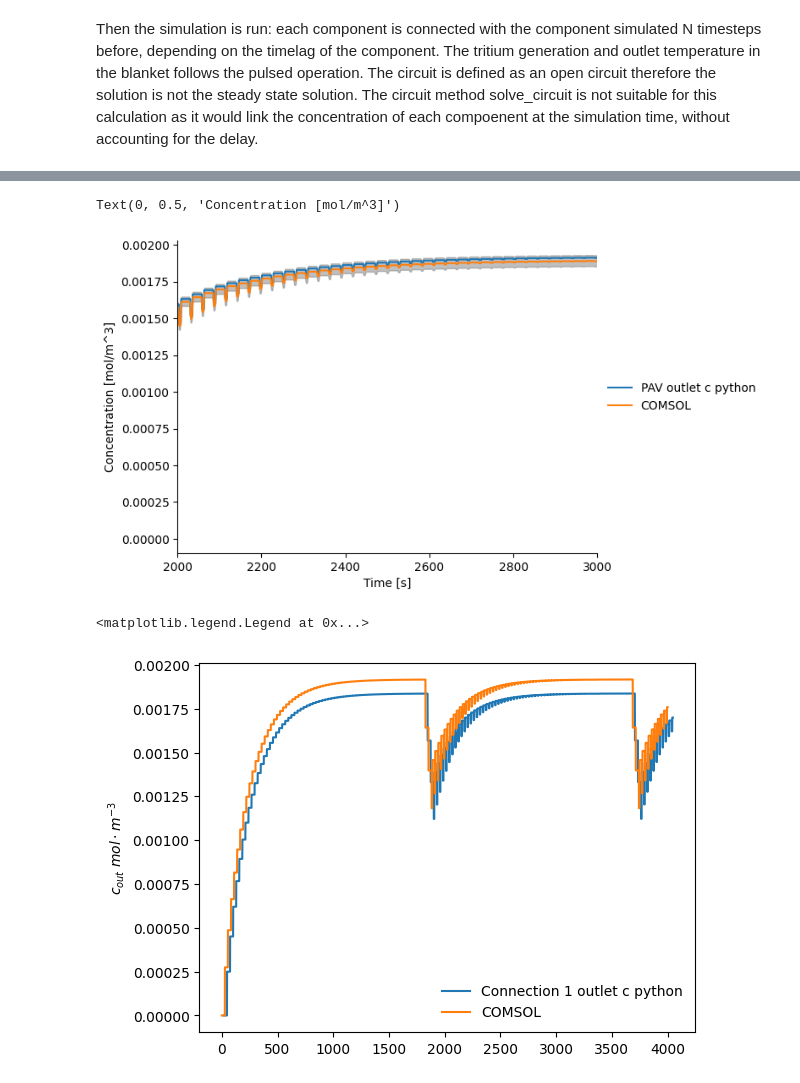
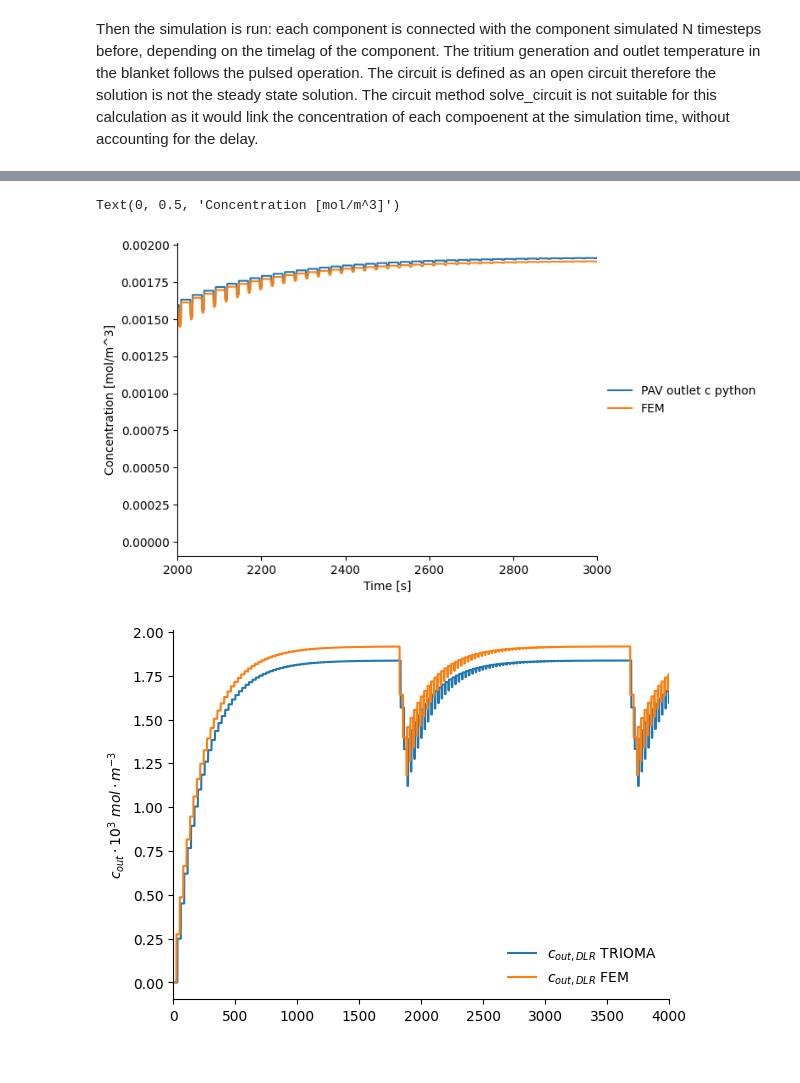
Before and after one commit to gabriele-ferrero/TRIOMA_Verification, a Jupyter notebook: Transient_Studies/PseudoTransient_T.ipynb, the cells around one changed output, grey strips where cells are left out. Saved outputs shown, nothing was run; the diff lists cells and outputs as text; code cells hidden in the pictures.

```diff
--- a/Transient_Studies/PseudoTransient_T.ipynb
+++ b/Transient_Studies/PseudoTransient_T.ipynb
@@ -20,7 +20,7 @@ flibe_PAV.set_properties_from_fluid_material(materials.Flibe(T))
 # %% [markdown]
 With ease we can define a membrane, the solid material of the pipe. Geometric properties (not material-dependent) only include the thickness of the pipe.
 # %%
-Steel_PAV = Membrane( thick=0.25E-3,k_r=1E9,k_d=1E9)
+Steel_PAV = Membrane( thick=2.5E-3,k_r=1E9,k_d=1E9)
 Steel_PAV.set_properties_from_solid_material(materials.Steel(T))
 Steel = Membrane( thick=2.5E-3,k_r=1E9,k_d=1E9)
 Steel.set_properties_from_solid_material(materials.Steel(T))
@@ -76,7 +76,7 @@ eff_an: 0.10416165961700474
 [figure]
 # %%
 PAV.membrane.D=PAV.membrane.D*1E3
-PAV.fluid.k_t=3.91E-5 ## COMSOL
+PAV.fluid.k_t=3.91159E-5 ## COMSOL
 PAV.fluid.D=PAV.fluid.D*1E2
 Connection = Component(c_in=c_in, geometry=connection_geom,fluid=flibe, membrane=Steel, name='PAV2',loss=True)
 Connection2 = Component(c_in=c_in, geometry=connection_geom,fluid=flibe, membrane=Steel, name='PAV3',loss=True)
@@ -121,10 +121,10 @@ pipe_flowrate: 0.0012667686977437442
 # %%
 import math
 import numpy as np
-t_final=4E3 ## final simulation time
+t_final=20E3 ## final simulation time
 dt=0.5 ## time step for simulation
 t=0 ## initial time
-compute_inv=False ## boolean for inventory evaluation
+compute_inv=True ## boolean for inventory evaluation
 rewrite_file=False ## boolean for rewriting the savefile
 # %% [markdown]
 TRIOMA evaluates the steady state solution for components, and there is no transient formulation. The idea is that, because of Pé in the liquid is >>1, the information in the liquid travels at the velocity of the liquid. Therefore, if $c_{in}$ enters at time 0, $c_{out}$ evaluated with trioma exits at a timelag, which is the time for the fluid to travel through the pipe L/U0. Each of these delays sums up if components are connected in series.
@@ -376,12 +404,9 @@ Text(0, 0.5, '$c_{out}$ $mol \\cdot m^{-3}$')
 # %%
-from turtle import color
-
-
-plt.plot(t_vec+delay_PAV,PAV_outlet_c,label="PAV outlet c python")
+plt.plot(t_vec+PAV.geometry.L/PAV.fluid.U0,PAV_outlet_c,label="PAV outlet c python")
 PAV_cout_coms=np.loadtxt(folder+"/c_out_PAV_vec_COMS.txt", delimiter="\t")
-plt.plot(PAV_cout_coms[:,0],PAV_cout_coms[:,1],label="COMSOL")
+plt.plot(PAV_cout_coms[:,0],PAV_cout_coms[:,1],label="FEM")
 ## plot a shadow band of 1% around the COMSOL data
-plt.fill_between(PAV_cout_coms[:,0],PAV_cout_coms[:,1]*0.98,PAV_cout_coms[:,1]*1.02,alpha=0.5,color='gray')
+# plt.fill_between(PAV_cout_coms[:,0],PAV_cout_coms[:,1]*0.98,PAV_cout_coms[:,1]*1.02,alpha=0.5,color='gray')
 plt.legend(loc='center left', bbox_to_anchor=(1, 0.5),frameon=False)
 plt.xlim(2E3,3000)
 # plt.ylim(0.00011,0.00012)
@@ -392,13 +417,18 @@ plt.xlabel("Time [s]")
 plt.ylabel("Concentration [mol/m^3]")
 # %% [output]
 Text(0, 0.5, 'Concentration [mol/m^3]')
-[figure, old version]
+[figure, new version]
 # %%
-plt.plot(t_vec+delay_connection,outlet_connection1,label="Connection 1 outlet c python")
+plt.plot(t_vec+Connection.geometry.L/Connection.fluid.U0,outlet_connection1*1E3,label=r"$c_{out,DLR}$ TRIOMA")
 C1_cout_coms=np.loadtxt(folder+"/c_out_C1_vec_COMS_long.txt", delimiter="\t")
-plt.plot(C1_cout_coms[:,0],C1_cout_coms[:,1],label="COMSOL")
-plt.ylabel(r"$c_{out}$ $mol \cdot m^{-3}$")
+plt.plot(C1_cout_coms[:,0],C1_cout_coms[:,1]*1E3,label=r"$c_{out,DLR}$ FEM")
+plt.xlim(0,4000)
+plt.ylabel(r"$c_{out}\cdot 10^3$ $mol \cdot m^{-3}$")
 plt.legend(loc='lower right',frameon=False)
+## remove right and top spines
+plt.gca().spines['right'].set_visible(False)
+plt.gca().spines['top'].set_visible(False)
+
+plt.savefig(folder+"/c_out_HX_comparison.png",dpi=300)
 # %% [output]
-<matplotlib.legend.Legend at 0x...>
-[figure, old version]
+[figure, new version]
```
Also changed, not shown: parts of 16 cells of this notebook, 4 other files.
